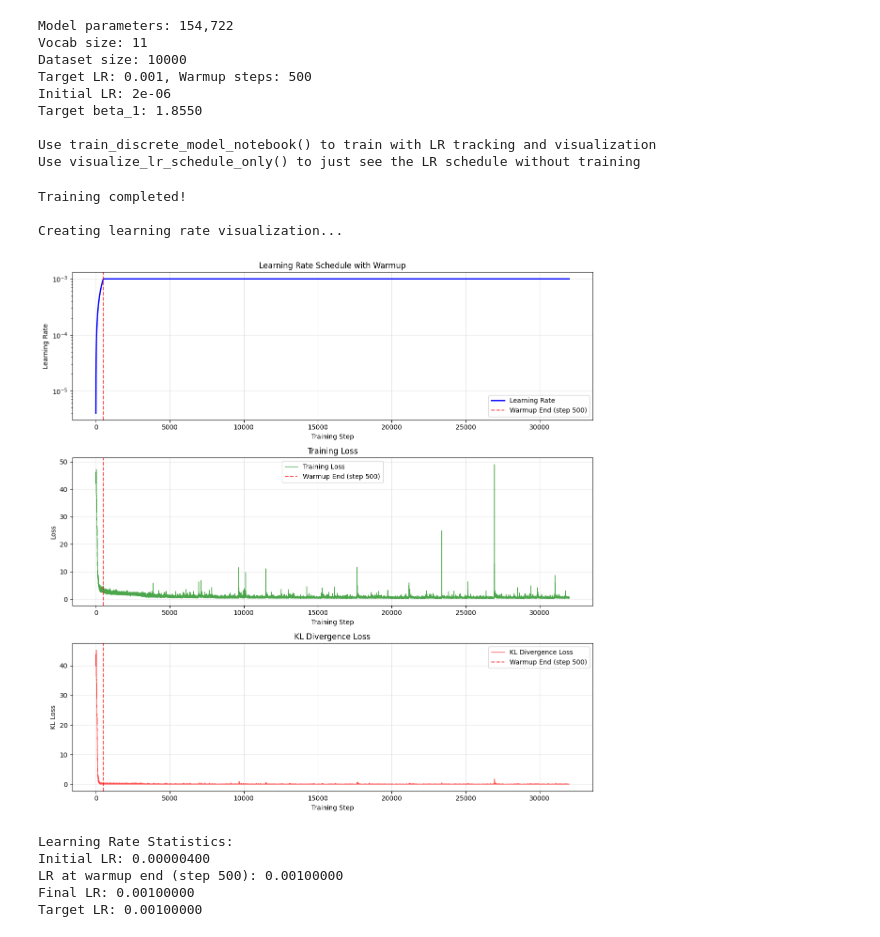
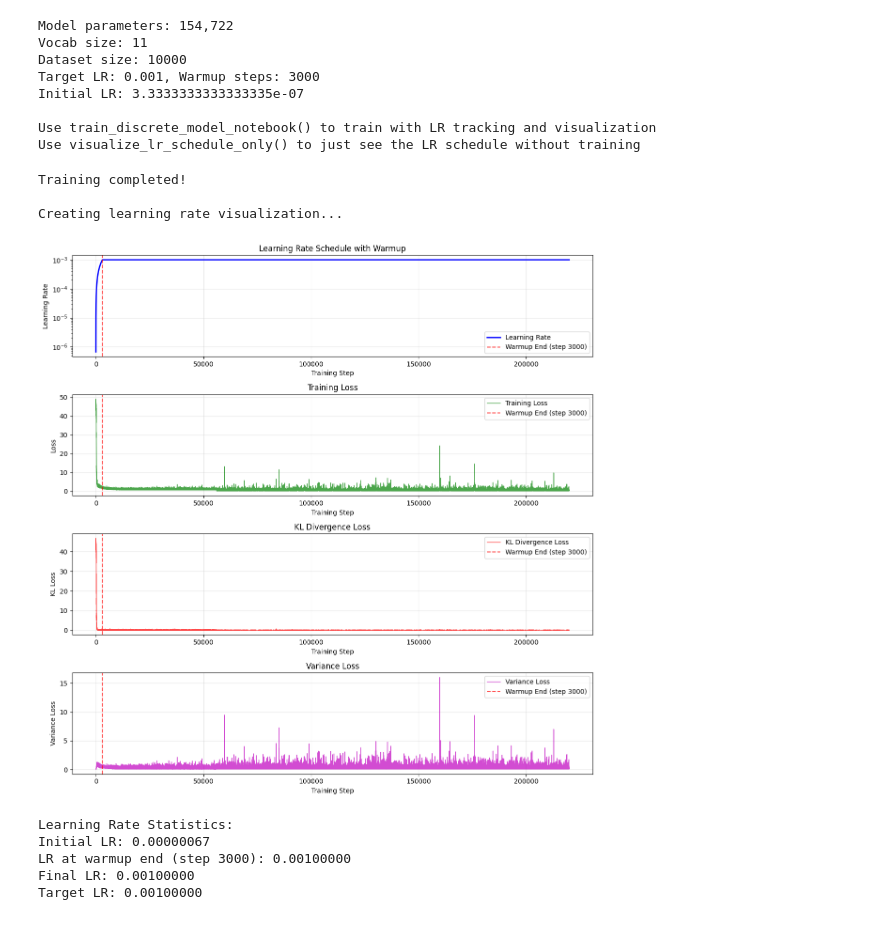
Before and after one commit to johng149/BayesianFlowNet, a Jupyter notebook: exp/learned_beta_v2.ipynb, the cells around one changed output. Drawn from its saved outputs; the diff is of its cells as text; code cells hidden in the pictures.

```diff
--- a/exp/learned_beta_v2.ipynb
+++ b/exp/learned_beta_v2.ipynb
@@ -389,10 +389,10 @@ def loss(
     # without regularization term for beta_1, the optimizer tends to make it
     # go down to zero, which is not desired.
     if regularization_strength is None:
-        return l_infty_loss
-    variance_loss = torch.mean(torch.var(seq_normalized_loss_folded, dim=-1))
+        return l_infty_loss, None
+    variance_loss = torch.mean(torch.std(seq_normalized_loss_folded, dim=-1))
 
-    return l_infty_loss + regularization_strength * variance_loss
+    return l_infty_loss + regularization_strength * variance_loss, variance_loss
 
     # result = torch.sum(
     #     0.5 * K * alpha * torch.sum((target - model_output) ** 2) / (batch_size**2)
@@ -823,12 +823,12 @@ model = model.to(device)
 
 # Initialize optimizer with warmup scheduler
 target_lr = 1e-3
-warmup_steps = 500
+warmup_steps = 3000
 optimizer = torch.optim.Adam(model.parameters(), lr=target_lr)  # Start with target lr
 
 # according to https://arxiv.org/pdf/2407.20294
 # beta_1 should be about 20.4054 / K
-target_beta_1 = 20.4054 / tokenizer.vocab_size()
+# target_beta_1 = 20.4054 / tokenizer.vocab_size()
 
 # Learning rate scheduler with warmup
 def get_lr_lambda(current_step):
@@ -846,11 +846,12 @@ print(f"Vocab size: {tokenizer.vocab_size()}")
 print(f"Dataset size: {len(dataset)}")
 print(f"Target LR: {target_lr}, Warmup steps: {warmup_steps}")
 print(f"Initial LR: {optimizer.param_groups[0]['lr']}")
-print(f"Target beta_1: {target_beta_1:.4f}")
+# print(f"Target beta_1: {target_beta_1:.4f}")
 
 # Training parameters
 grad_clip_norm = None  # Optional gradient clipping
 losses = []
+variance_losses = []
 learning_rates = []  # Track learning rates
 beta_drifts = []
 
@@ -886,7 +887,7 @@ def train_discrete_model_notebook(num_epochs, n_plot, plot_dir, start_epoch=0):
         output, alpha = model.forward(x, t)
 
         # Compute loss
-        batch_loss = loss(
+        batch_loss, variance_loss = loss(
             alpha=alpha,
             target=x.float(),
             model_output_logits=output,
@@ -932,6 +933,7 @@ def train_discrete_model_notebook(num_epochs, n_plot, plot_dir, start_epoch=0):
         # Track metrics
         current_lr = optimizer.param_groups[0]['lr']
         losses.append(batch_loss.item())
+        variance_losses.append(variance_loss.item()) # if variance is None here something has gone wrong
         beta_drifts.append(beta_drift.item())
         learning_rates.append(current_lr)
 
@@ -974,11 +976,11 @@ def train_discrete_model_notebook(num_epochs, n_plot, plot_dir, start_epoch=0):
             sample = dataset[0]
             sampled_x = sample["x"].unsqueeze(0).to(device)
             sampled_x = F.one_hot(sampled_x, num_classes=tokenizer.vocab_size())
-            sampled_t = torch.linspace(0, 1, 10).to(device) + 1e-8
+            sampled_t = torch.linspace(0, 1, 100).to(device) + 1e-8
             sampled_losses = []
             for t_step in sampled_t:
                 sample_output, sample_alpha = model.forward(sampled_x, t_step.unsqueeze(0))
-                sample_loss = loss(
+                sample_loss, _ = loss(
                     alpha=sample_alpha,
                     target=sampled_x.float(),
                     model_output_logits=sample_output,
@@ -1002,7 +1004,7 @@ def train_discrete_model_notebook(num_epochs, n_plot, plot_dir, start_epoch=0):
     # Create visualization of learning rate schedule
     print("\nCreating learning rate visualization...")
 
-    fig, (ax1, ax2, ax3) = plt.subplots(3, 1, figsize=(12, 12))
+    fig, (ax1, ax2, ax3, ax4) = plt.subplots(4, 1, figsize=(12, 12))
 
     # Plot learning rate over time
     ax1.plot(learning_rates, 'b-', linewidth=2, label='Learning Rate')
@@ -1032,13 +1034,23 @@ def train_discrete_model_notebook(num_epochs, n_plot, plot_dir, start_epoch=0):
     ax3.legend()
     ax3.grid(True, alpha=0.3)
 
+    # Plot variance loss over time
+    ax4.plot(variance_losses, 'm-', linewidth=1, alpha=0.7, label='Variance Loss')
+    ax4.axvline(x=warmup_steps, color='r', linestyle='--', alpha=0.7, label=f'Warmup End (step {warmup_steps})')
+    ax4.set_xlabel('Training Step')
+    ax4.set_ylabel('Variance Loss')
+    ax4.set_title('Variance Loss')
+    ax4.legend()
+    ax4.grid(True, alpha=0.3)
+
     plt.tight_layout()
     plt.show()
 
     # Print some statistics
     print(f"\nLearning Rate Statistics:")
     print(f"Initial LR: {learning_rates[0]:.8f}")
-    print(f"LR at warmup end (step {warmup_steps}): {learning_rates[warmup_steps-1]:.8f}")
+    print_steps = min(warmup_steps, len(learning_rates))
+    print(f"LR at warmup end (step {print_steps}): {learning_rates[print_steps-1]:.8f}")
     print(f"Final LR: {learning_rates[-1]:.8f}")
     print(f"Target LR: {target_lr:.8f}")
 
@@ -1067,23 +1079,22 @@ print("Use visualize_lr_schedule_only() to just see the LR schedule without trai
 Model parameters: 154,722
 Vocab size: 11
 Dataset size: 10000
-Target LR: 0.001, Warmup steps: 500
-Initial LR: 2e-06
-Target beta_1: 1.8550
+Target LR: 0.001, Warmup steps: 3000
+Initial LR: 3.3333333333333335e-07
 
 Use train_discrete_model_notebook() to train with LR tracking and visualization
 Use visualize_lr_schedule_only() to just see the LR schedule without training
 # %%
 # Start training
-train_discrete_model_notebook(num_epochs=32_000, n_plot=250, plot_dir="/home/john/Downloads/plots", start_epoch=0)
+train_discrete_model_notebook(num_epochs=220_000, n_plot=2500, plot_dir="/home/john/Downloads/plots", start_epoch=0)
 # %% [output]
 Training completed!
 
 Creating learning rate visualization...
-[figure, old version]
+[figure, new version]
 Learning Rate Statistics:
-Initial LR: 0.00000400
-LR at warmup end (step 500): 0.00100000
+Initial LR: 0.00000067
+LR at warmup end (step 3000): 0.00100000
 Final LR: 0.00100000
 Target LR: 0.00100000
 # %%
```
Also changed, not shown: parts of 11 cells of this notebook.
